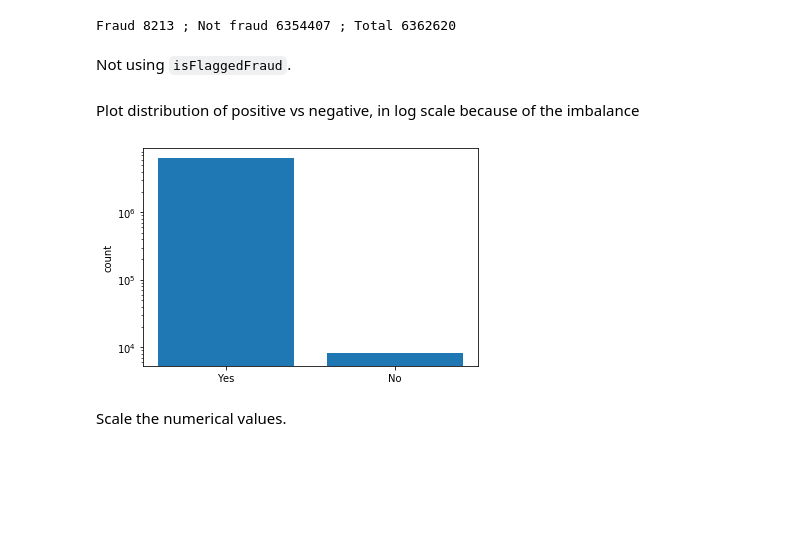
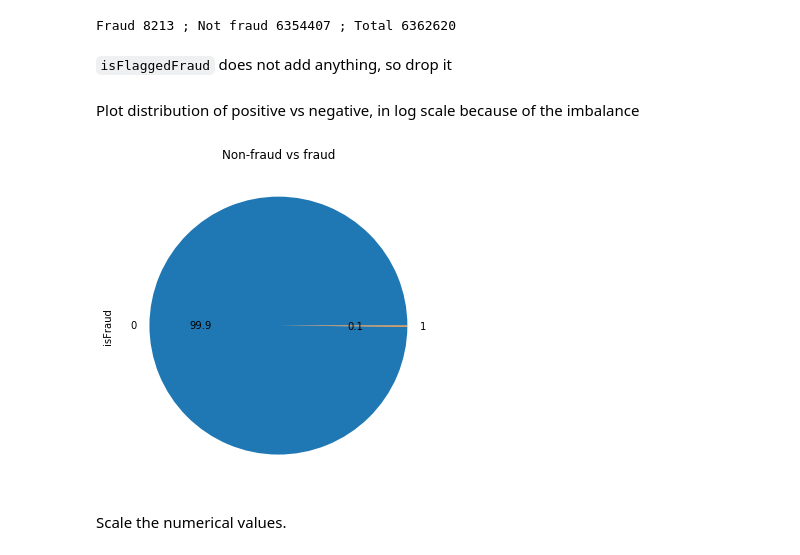
Before and after one commit to JoshuaFox/fraud-detect-blackbelt, a Jupyter notebook: frauddetect-plusminus-hypertune.ipynb, the cells around one changed output. Saved outputs shown, nothing was run; the diff lists cells and outputs as text; code cells hidden in the pictures; blank space fills up the shorter version.

Commit message:
with more graphics

```diff
--- a/frauddetect-plusminus-hypertune.ipynb
+++ b/frauddetect-plusminus-hypertune.ipynb
@@ -92,8 +91,8 @@ num_positive, num_negative = count_positive_and_negative(df)
 print('Fraud', num_positive, '; Not fraud', num_negative, '; Total', len(df))
 # %% [output]
 Fraud 8213 ; Not fraud 6354407 ; Total 6362620
-# %% [markdown]
-Not using `isFlaggedFraud`.
+# %% [markdown]
+`isFlaggedFraud` does not add anything, so drop it
 # %%
 df = df.drop(['isFlaggedFraud'], axis=1)
 # %% [markdown]
@@ -101,17 +100,14 @@ Plot distribution of positive vs negative, in log scale because of the imbalance
 # %%
 import math
 import matplotlib.pyplot as plt
 def plot_positive_negative_counts(df, target_col):
-    val_counts=df[target_col].value_counts()
-    fig, ax = plt.subplots()
-    ax.set(yscale='log')
-    plt.bar(['Yes', 'No'], val_counts)
-    plt.ylabel('count')
-    plt.show()
+        df[target_col].value_counts().plot.pie(figsize=(5, 5), autopct='%.1f')
+        plt.title('Non-fraud vs fraud')
+        plt.tight_layout()
 
 plot_positive_negative_counts(df,target_col)
 # %% [output]
-[figure, old version]
+[figure, new version]
 # %% [markdown]
 Scale the numerical values.
 # %%
```
Also changed, not shown: parts of 24 cells of this notebook.
